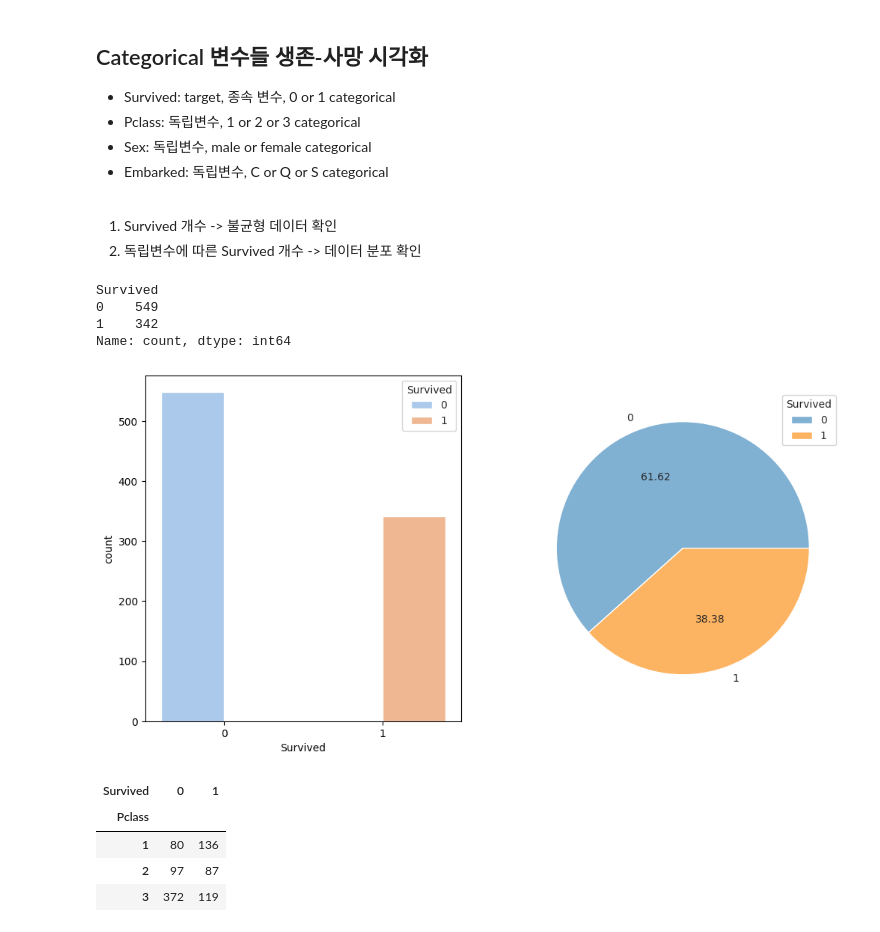
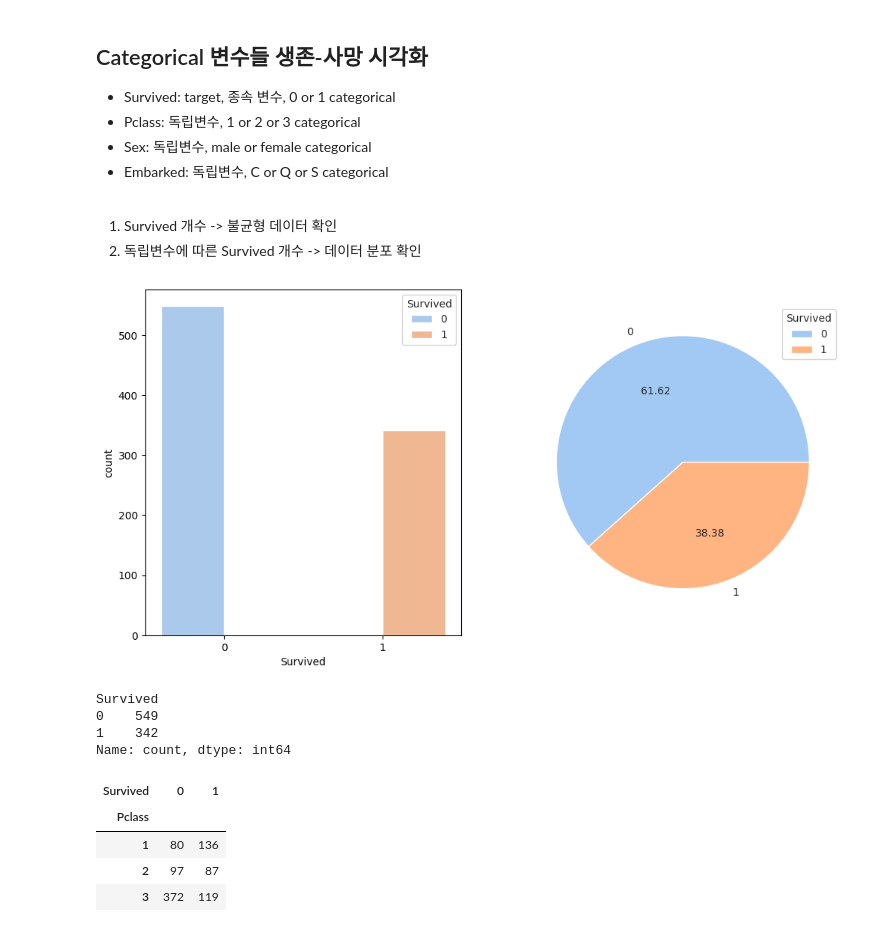
Before and after one commit to MKBD0102/Study, a Jupyter notebook: TitanicPractice_M.ipynb, the cells around one changed output. Drawn from its saved outputs; the diff is of its cells as text; code cells hidden in the pictures.

```diff
--- a/TitanicPractice_M.ipynb
+++ b/TitanicPractice_M.ipynb
@@ -189,24 +189,25 @@ test_df.describe()
 2. 독립변수에 따른 Survived 개수 -> 데이터 분포 확인
 # %%
 plt.figure(figsize=(12,6))
+colors = sns.color_palette('pastel')
 
 plt.subplot(1,2,1)
 sns.set_style('whitegrid')
-sns.countplot(train_df,x='Survived', hue = 'Survived', palette = 'pastel')
+sns.countplot(train_df,x='Survived', hue = 'Survived', palette = colors)
+
+plt.subplot(1,2,2)
+plt.pie(train_df['Survived'].value_counts().values, labels = [0, 1], colors = colors, autopct = '%.2f' )
+plt.legend(title='Survived')
+
+plt.show()
 
 print(train_df['Survived'].value_counts())
-
-plt.subplot(1,2,2)
-colors = sns.color_palette('Set3')
-plt.pie(train_df['Survived'].value_counts().values, labels = [0, 1], colors = colors[4:6], autopct = '%.2f' )
-plt.legend(title='Survived')
-plt.show()
 # %% [output]
+[figure]
 Survived
 0    549
 1    342
 Name: count, dtype: int64
-[figure]
 # %%
 sns.set_style('whitegrid')
 sns.catplot(train_df, x='Pclass', hue = 'Survived', palette = 'pastel', kind = 'count')
```
